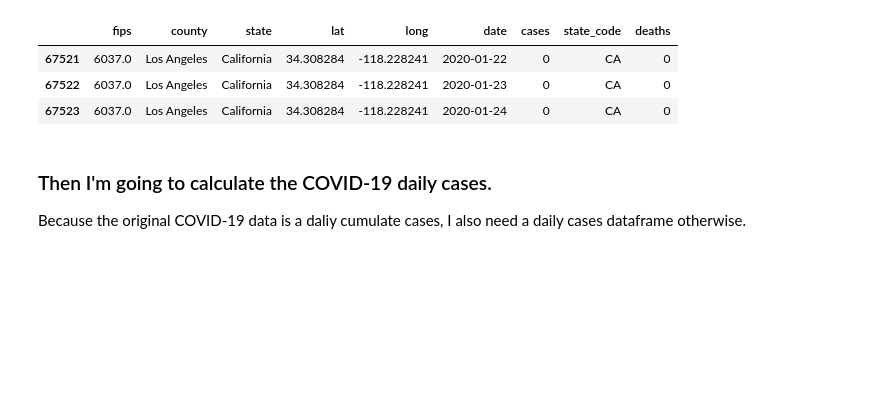
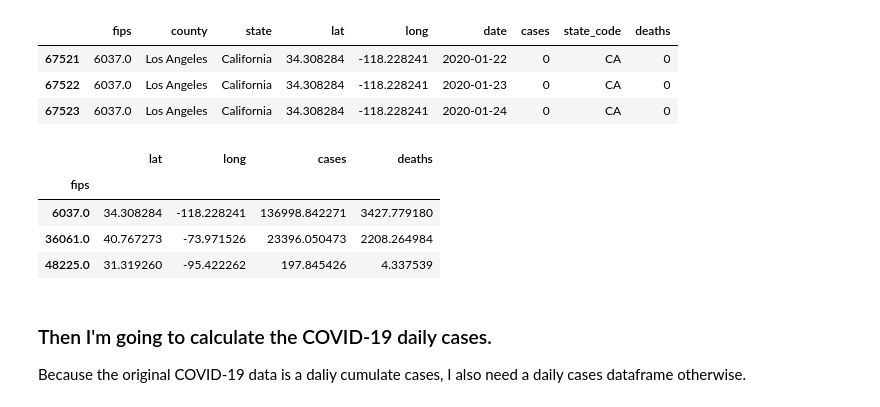
Before and after one commit to Yuehao-Wang/AIM-5001, a Jupyter notebook: Y_Wang_Final_Project.ipynb, the cells around one changed output. Drawn from its saved outputs; the diff is of its cells as text; code cells hidden in the pictures; blank space fills up the shorter version.

```diff
--- a/Y_Wang_Final_Project.ipynb
+++ b/Y_Wang_Final_Project.ipynb
@@ -140,6 +143,14 @@ covid_3cities_df.head(3)
 | 67521 | 6037.0 | Los Angeles | California | 34.308284 | -118.228241 | 2020-01-22 | 0 | CA | 0 |
 | 67522 | 6037.0 | Los Angeles | California | 34.308284 | -118.228241 | 2020-01-23 | 0 | CA | 0 |
 | 67523 | 6037.0 | Los Angeles | California | 34.308284 | -118.228241 | 2020-01-24 | 0 | CA | 0 |
+# %%
+covid_3cities_df.groupby('fips').mean()
+# %% [output]
+|  | lat | long | cases | deaths |
+| fips |  |  |  |  |
+| 6037.0 | 34.308284 | -118.228241 | 136998.842271 | 3427.779180 |
+| 36061.0 | 40.767273 | -73.971526 | 23396.050473 | 2208.264984 |
+| 48225.0 | 31.319260 | -95.422262 | 197.845426 | 4.337539 |
 # %% [markdown]
 ### Then I'm going to calculate the COVID-19 daily cases.
 Because the original COVID-19 data is a daliy cumulate cases, I also need a daily cases dataframe otherwise.
```
Also changed, not shown: parts of 5 cells of this notebook.
